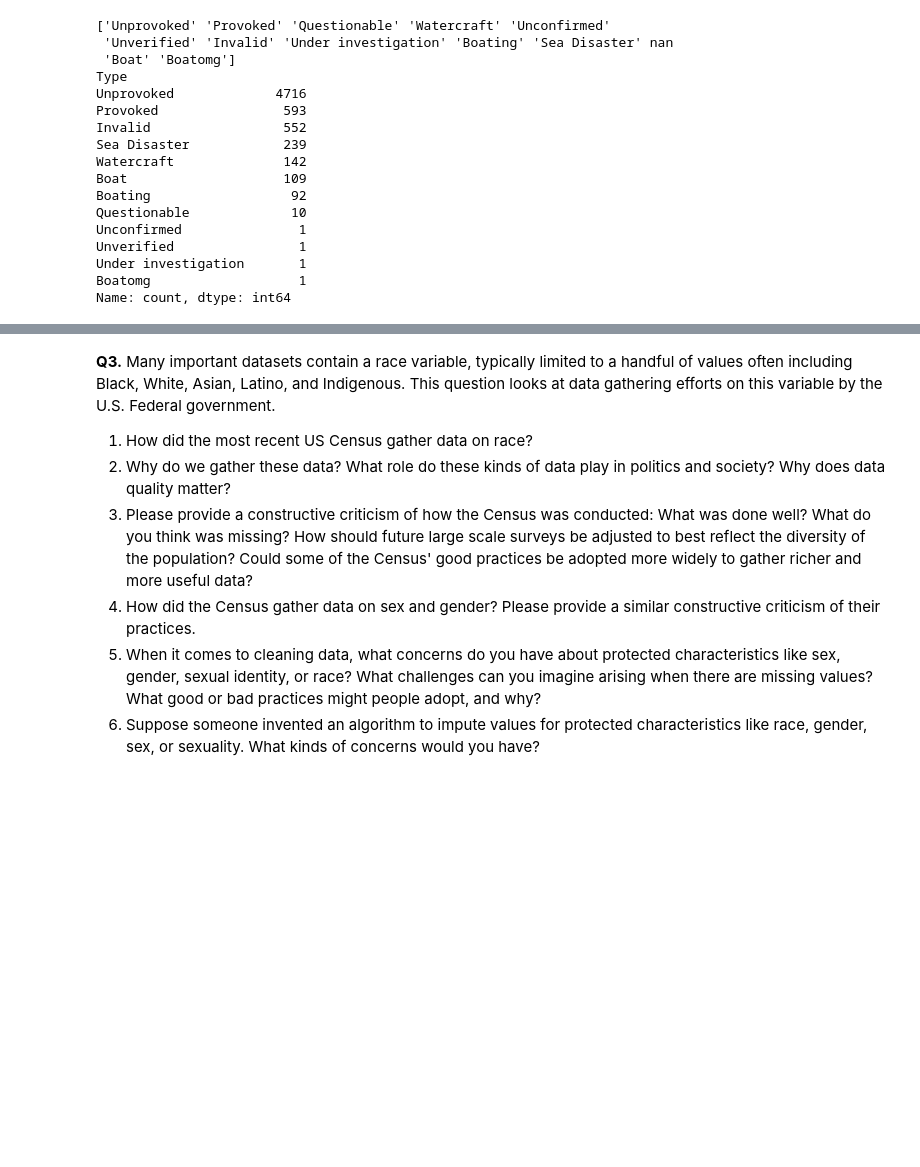
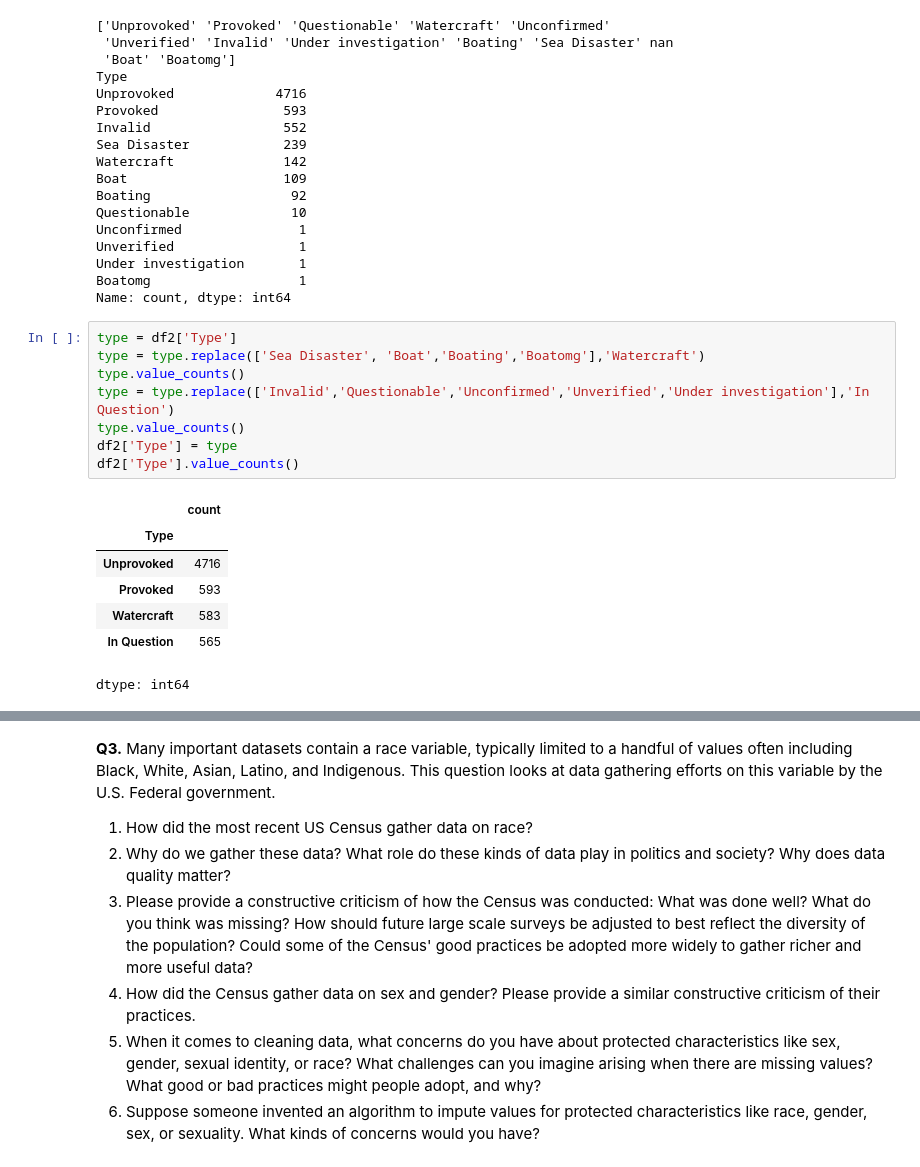
Before and after one commit to gffiveash/Wrangling, a Jupyter notebook: assignment/assignment.ipynb, the cells around one changed output, grey strips where cells are left out. Saved outputs shown, nothing was run; the diff lists cells and outputs as text; blank space fills up the shorter version.

```diff
--- a/assignment/assignment.ipynb
+++ b/assignment/assignment.ipynb
@@ -199,3 +199,19 @@ Unverified                1
 Under investigation       1
 Boatomg                   1
 Name: count, dtype: int64
+# %%
+type = df2['Type']
+type = type.replace(['Sea Disaster', 'Boat','Boating','Boatomg'],'Watercraft')
+type.value_counts()
+type = type.replace(['Invalid','Questionable','Unconfirmed','Unverified','Under investigation'],'In Question')
+type.value_counts()
+df2['Type'] = type
+df2['Type'].value_counts()
+# %% [output]
+|  | count |
+| Type |  |
+| Unprovoked | 4716 |
+| Provoked | 593 |
+| Watercraft | 583 |
+| In Question | 565 |
+dtype: int64
```
Also changed, not shown: parts of 1 cell of this notebook.
